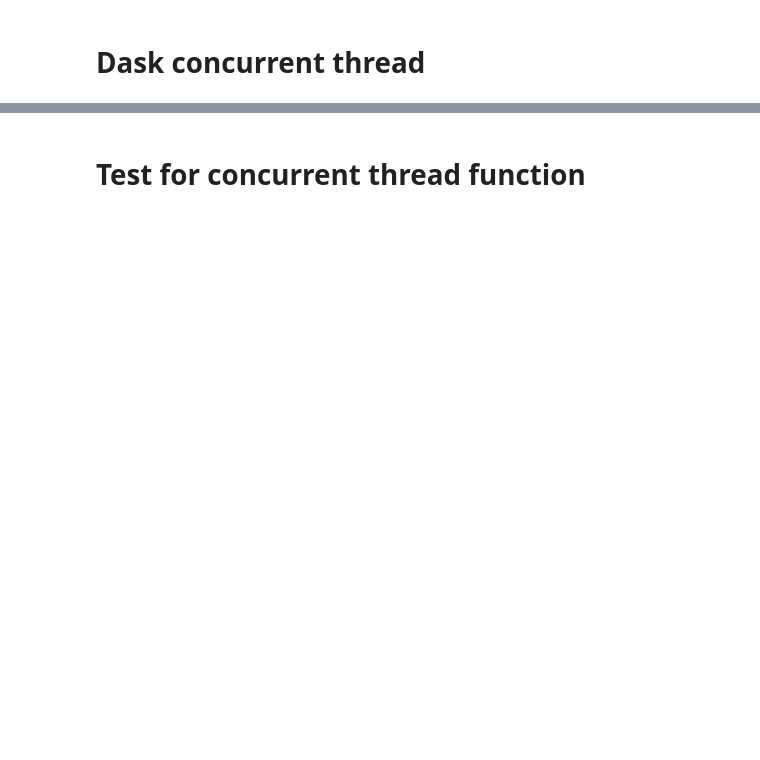
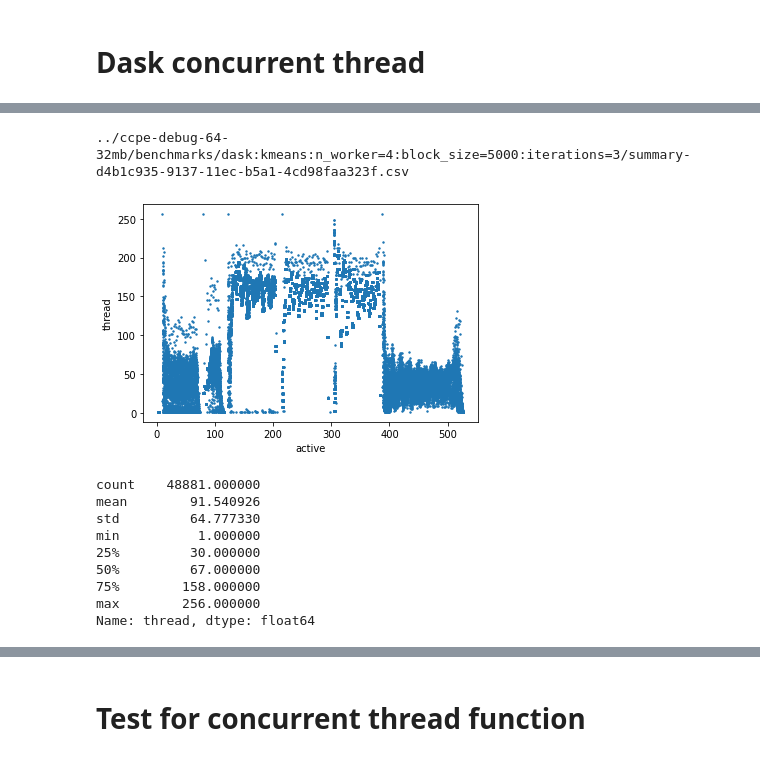
Before and after one commit to big-data-lab-team/paper-big-data-engines, a Jupyter notebook: plot-script/analysis.ipynb, the cells around one changed output, grey strips where cells are left out. Saved outputs shown, nothing was run; the diff lists cells and outputs as text; code cells hidden in the pictures; blank space fills up the shorter version.

```diff
--- a/plot-script/analysis.ipynb
+++ b/plot-script/analysis.ipynb
@@ -148 +148,16 @@ max        128.000000
 Name: thread, dtype: float64
+# %%
+folder = "../ccpe-debug-64-32mb/benchmarks/dask:kmeans:n_worker=4:block_size=5000:iterations=3/*"
+concurrent_threads(folder)
+# %% [output]
+../ccpe-debug-64-32mb/benchmarks/dask:kmeans:n_worker=4:block_size=5000:iterations=3/summary-d4b1c935-9137-11ec-b5a1-4cd98faa323f.csv
+[figure, added]
+count    48881.000000
+mean        91.540926
+std         64.777330
+min          1.000000
+25%         30.000000
+50%         67.000000
+75%        158.000000
+max        256.000000
+Name: thread, dtype: float64
```
Also changed, not shown: parts of 11 cells of this notebook, 9 other files.
